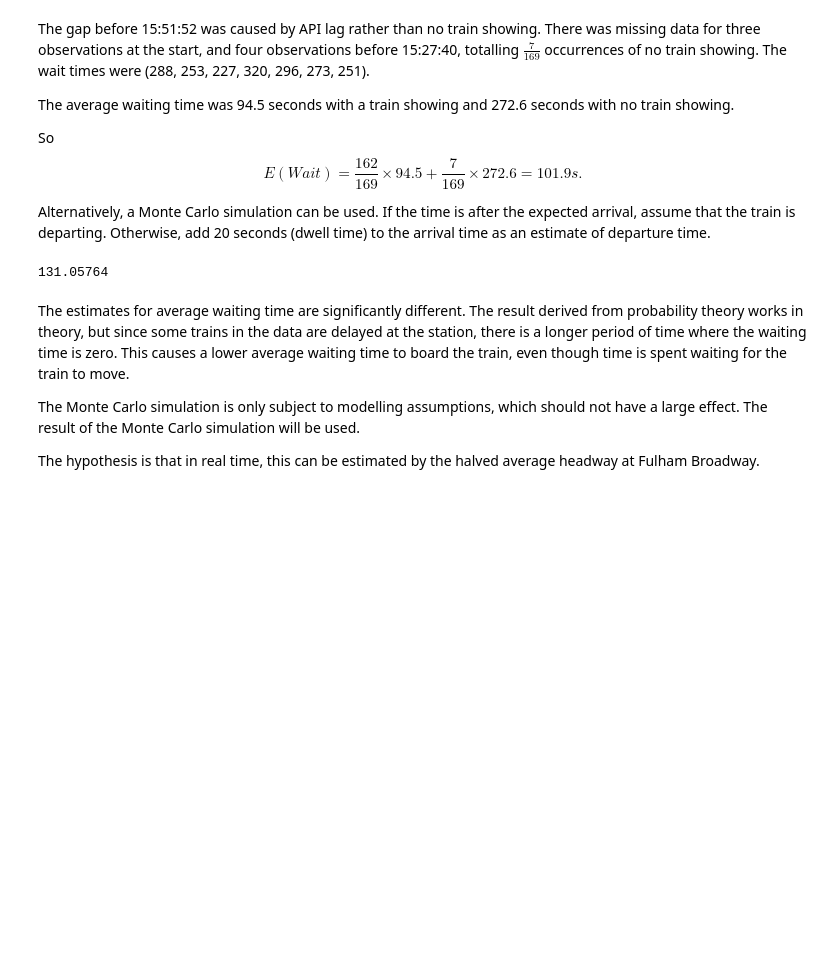
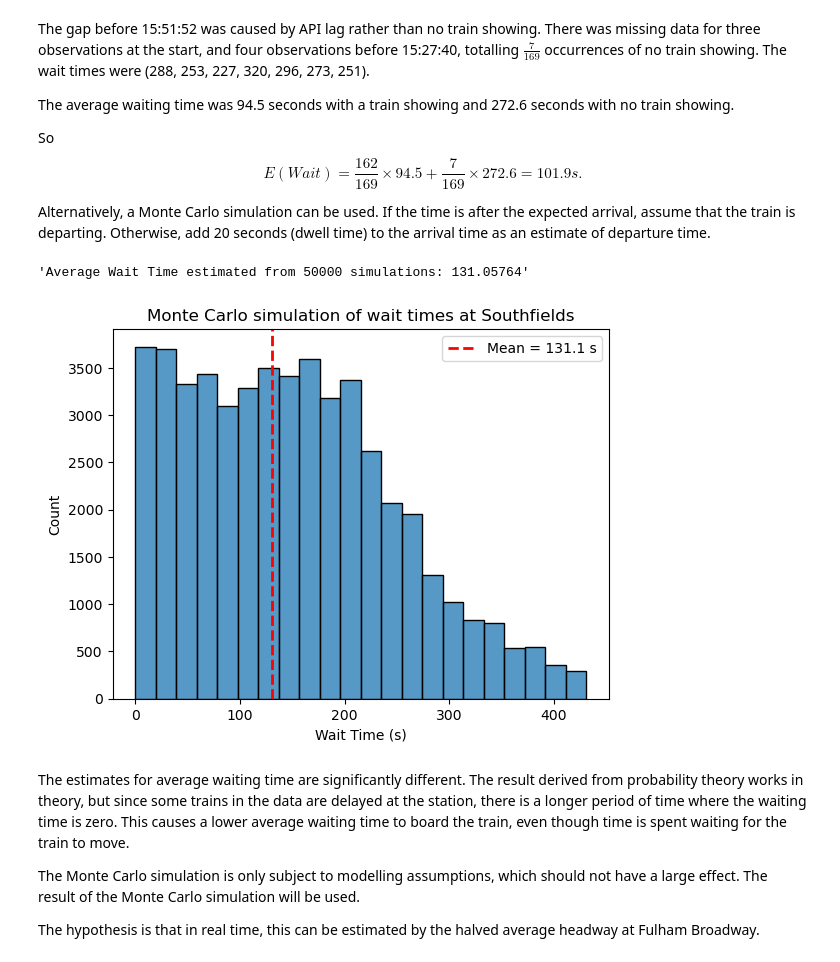
Before and after one commit to lewistang-uk/commute-status, a Jupyter notebook: notebooks/02-data_analysis.ipynb, the cells around one changed output. Cells and saved outputs as stored; diff of their text form; code cells hidden in the pictures; blank space fills up the shorter version.

Commit message:
added monte carlo image

```diff
--- a/notebooks/02-data_analysis.ipynb
+++ b/notebooks/02-data_analysis.ipynb
@@ -262,17 +262,36 @@ import random
 reference = datetime.strptime("15:00:00", "%H:%M:%S")
 seconds = [int((datetime.strptime(d, "%H:%M:%S") - reference).total_seconds()) for d in departures]
 total_wait = 0
+waits = []
 n_simulations = 50000
 random.seed(42)
+
 for pax in range(n_simulations):
     t = random.randint(0, 3599)
     i = np.searchsorted(seconds, t)
     wait_time = seconds[i] - t
     total_wait += max(wait_time-20, 0) # because no wait if train already at platform
+    waits.append(wait_time)
 
-total_wait/n_simulations
+f"Average Wait Time estimated from {n_simulations} simulations: {total_wait/n_simulations}"
 # %% [output]
-131.05764
+'Average Wait Time estimated from 50000 simulations: 131.05764'
+# %%
+fig, ax = plt.subplots()
+sns.histplot(x=waits, binwidth=20, ax=ax)
+ax.set_title("Monte Carlo simulation of wait times at Southfields")
+ax.set_xlabel("Wait Time (s)")
+ax.axvline(
+    total_wait/n_simulations,
+    color="red",
+    linestyle="--",
+    linewidth=2,
+    label=f"Mean = {(total_wait/n_simulations):.1f} s"
+)
+ax.legend()
+plt.show()
+# %% [output]
+[figure, added]
 # %% [markdown]
 The estimates for average waiting time are significantly different. The result derived from probability theory works in theory, but since some trains in the data are delayed at the station, there is a longer period of time where the waiting time is zero. This causes a lower average waiting time to board the train, even though time is spent waiting for the train to move.
 
```
Also changed, not shown: 1 other file.
